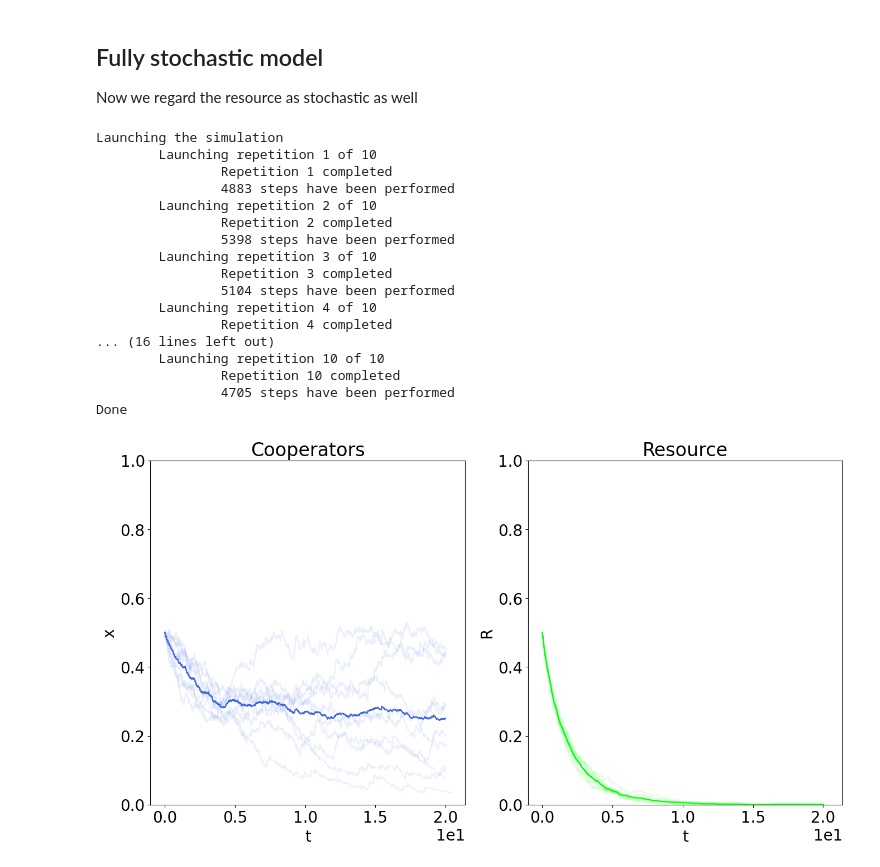
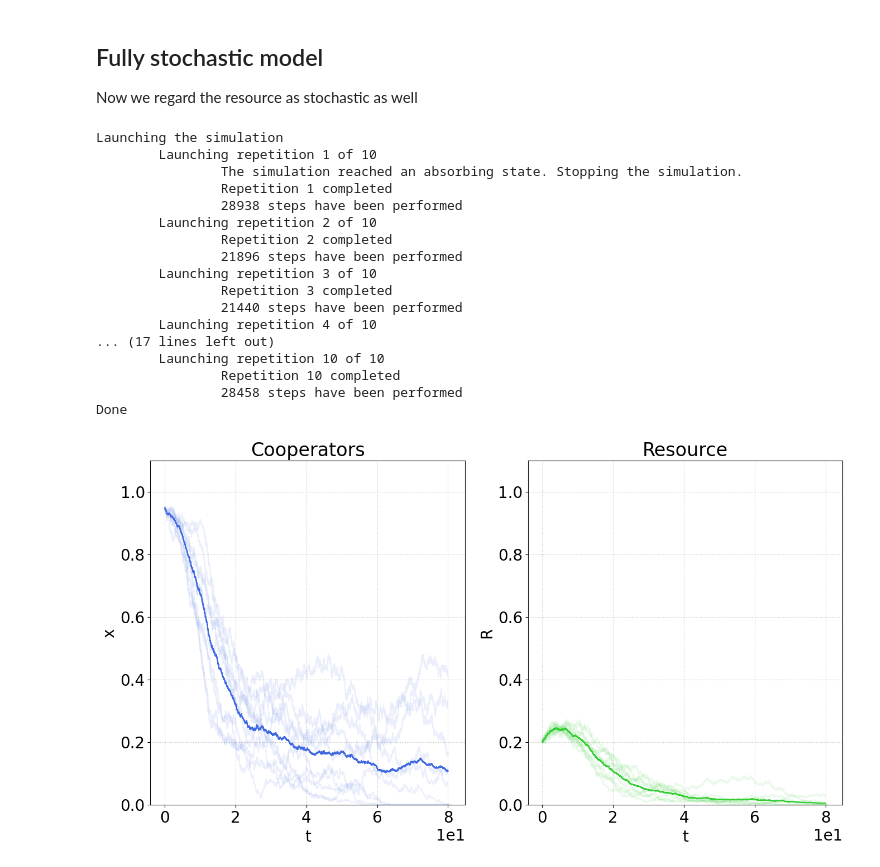
Before and after one commit to fabiomngzz/CPRSustainability, a Jupyter notebook: CPRsust_fullyStoc.ipynb, the cells around one changed output. Saved outputs shown, nothing was run; the diff lists cells and outputs as text; code cells hidden in the pictures.

Commit message:
Fixes for absorbing case

```diff
--- a/CPRsust_fullyStoc.ipynb
+++ b/CPRsust_fullyStoc.ipynb
@@ -22,9 +22,9 @@ from Gillespie import *
 from CPRsust_rates import *
 
 # Number of agents
-N = 200
+N = 250
 # Harvesting rates and corresponding network node states (used within the code)
-extractionRates = np.sort(np.array([0.7,1.7]))
+extractionRates = np.sort(np.array([0.7,1.1]))
 # Each node represents either a consumer (cooperator or defector) or a slot of resource (full or empty)
 nodeStates = [0,1,2,3]
 stateLabels = ['hole','resource','cooperator','defector']
@@ -36,11 +36,11 @@ b = 1.
 
 # Settings for numerical simulations
 # Initial conditions
-x0 = 0.5
-R0 = 0.5
+x0 = 0.95
+R0 = 0.2
 
 # Length of the simulation
-tMax_detRes = 20
+tMax_detRes = 80
 
 # Number of repetitions of the simulation
 NReps_detRes = 10
@@ -83,15 +83,15 @@ plotsObj = [
         'color' : 'royalblue',
         'xlabel' : 't',
         'ylabel' : 'x',
-        'yLims' : [0, 1]
+        'yLims' : [0, 1.1]
     },
     {
         'name' : 'Resource',
         'series' : RVec_MF,
-        'color' : 'lime',
+        'color' : 'limegreen',
         'xlabel' : 't',
         'ylabel' : 'R',
-        'yLims' : [0,1]
+        'yLims' : [0,1.1]
     }
 ]
 
@@ -105,5 +105,6 @@ for ax,plotObj in zip(ax_MF,plotsObj):
     ax.set_xlabel(plotObj['xlabel'])
     ax.set_ylabel(plotObj['ylabel'])
     ax.set_ylim(plotObj['yLims'])
+    ax.grid(which='both',linestyle=':',color='k',alpha=0.25)
 plt.show()
 # %% [output]
@@ -228,6 +229,15 @@ Launching the simulation
 Done
 # %%
-tSimAvg_detRes = tVecCommon(seriesObj_detRes,context_detRes,reactsCPRsust_homogeneous_detRes)
+if all(len(obj['time']) == 1 for obj in seriesObj_detRes):
+    seriesObj_detRes = [{
+        'time' : tVec_MF.copy(),
+        'cooperators' : xVec_MF.copy(),
+        'resource' : RVec_MF.copy(),
+        'absorbing' : True
+    } for _ in range(NReps_detRes)]
+    tSimAvg_detRes = tVec_MF.copy()
+else:
+    tSimAvg_detRes = tVecCommon(seriesObj_detRes,context_detRes,reactsCPRsust_homogeneous_detRes)
 coopFracSeriesInterp_detRes = GillTimeSeriesInterp(tSimAvg_detRes,seriesObj_detRes,'cooperators')
 coopFracSeriesAvg_detRes = np.mean(coopFracSeriesInterp_detRes,axis=0)
 RSimInterp_detRes = GillTimeSeriesInterp(tSimAvg_detRes,seriesObj_detRes,'resource')
@@ -240,15 +250,15 @@ plotsObj = [
         'color' : 'royalblue',
         'xlabel' : 't',
         'ylabel' : 'x',
-        'yLims' : [0, 1]
+        'yLims' : [0, 1.1]
     },
     {
         'name' : 'Resource',
         'series' : [obj['resource'] for obj in seriesObj_detRes],
-        'color' : 'lime',
+        'color' : 'limegreen',
         'xlabel' : 't',
         'ylabel' : 'R',
-        'yLims' : [0, 1]
+        'yLims' : [0, 1.1]
     }
 ]
 
@@ -261,6 +271,7 @@ for ax,plotObj in zip(ax_detRes_Avg,plotsObj):
     ax.set_ylim(plotObj['yLims'])
     for kRep in range(NReps_detRes):
         ax.plot(seriesObj_detRes[kRep]['time'],plotObj['series'][kRep],plotObj['color'], alpha=0.1)
+    ax.grid(which='both',linestyle=':',color='k',alpha=0.25)
 ax_detRes_Avg[0].plot(tSimAvg_detRes,coopFracSeriesAvg_detRes,color=plotsObj[0]['color'])
 ax_detRes_Avg[1].plot(tSimAvg_detRes,RSimAvg_detRes,color=plotsObj[1]['color'])
 
@@ -314,7 +325,7 @@ reactsCPRsust_homogeneous_stocRes = [
 context_stocRes = copy.deepcopy(context_detRes)
 context_stocRes['K'] = K
 
-tMax_stocRes = 20
+tMax_stocRes = tMax_detRes
 
 NReps_stocRes = 10
 
@@ -374,20 +385,20 @@ print('Done')
 # %% [output]
 Launching the simulation
         Launching repetition 1 of 10
+                The simulation reached an absorbing state. Stopping the simulation.
                 Repetition 1 completed
-                4883 steps have been performed
+                28938 steps have been performed
         Launching repetition 2 of 10
                 Repetition 2 completed
-                5398 steps have been performed
+                21896 steps have been performed
         Launching repetition 3 of 10
                 Repetition 3 completed
-                5104 steps have been performed
+                21440 steps have been performed
         Launching repetition 4 of 10
-                Repetition 4 completed
-... (16 lines left out)
+... (17 lines left out)
         Launching repetition 10 of 10
                 Repetition 10 completed
-                4705 steps have been performed
+                28458 steps have been performed
 Done
 # %%
 tSimAvg_stocRes = tVecCommon(seriesObj_stocRes,context_stocRes,reactsCPRsust_homogeneous_stocRes)
@@ -399,34 +410,35 @@ RSeriesAvg_stocRes = np.mean(RSeriesInterp_stocRes,axis=0)
 plotsObj = [
     {
         'name' : 'Cooperators',
         'series': [obj['cooperators'] for obj in seriesObj_stocRes],
         'color' : 'royalblue',
         'xlabel' : 't',
         'ylabel' : 'x',
-        'yLims' : [0, 1]
+        'yLims' : [0, 1.1]
     },
     {
         'name' : 'Resource',
         'series' : [obj['resource'] for obj in seriesObj_stocRes],
-        'color' : 'lime',
+        'color' : 'limegreen',
         'xlabel' : 't',
         'ylabel' : 'R',
-        'yLims' : [0, 1]
+        'yLims' : [0, 1.1]
     }
 ]
 
 fig_stocRes_Avg, ax_stocRes_Avg = plt.subplots(1,2,figsize=(16,8))
 
 for ax,plotObj in zip(ax_stocRes_Avg,plotsObj):
     ax.set_title(plotObj['name'])
     for kRep in range(NReps_stocRes):
         ax.plot(seriesObj_stocRes[kRep]['time'],plotObj['series'][kRep],plotObj['color'], alpha=0.1)
     ax.ticklabel_format(style='sci', axis='x', scilimits=(0, 0))
     ax.set_xlabel(plotObj['xlabel'])
     ax.set_ylabel(plotObj['ylabel'])
     ax.set_ylim(plotObj['yLims'])
+    ax.grid(which='both',linestyle=':',color='k',alpha=0.25)
 ax_stocRes_Avg[0].plot(tSimAvg_stocRes,coopFracSeriesAvg_stocRes,color=plotsObj[0]['color'])
 ax_stocRes_Avg[1].plot(tSimAvg_stocRes,RSeriesAvg_stocRes,color=plotsObj[1]['color'])
 plt.show()
 # %% [output]
-[figure, old version]
+[figure, new version]
```
Also changed, not shown: parts of 4 cells of this notebook.
